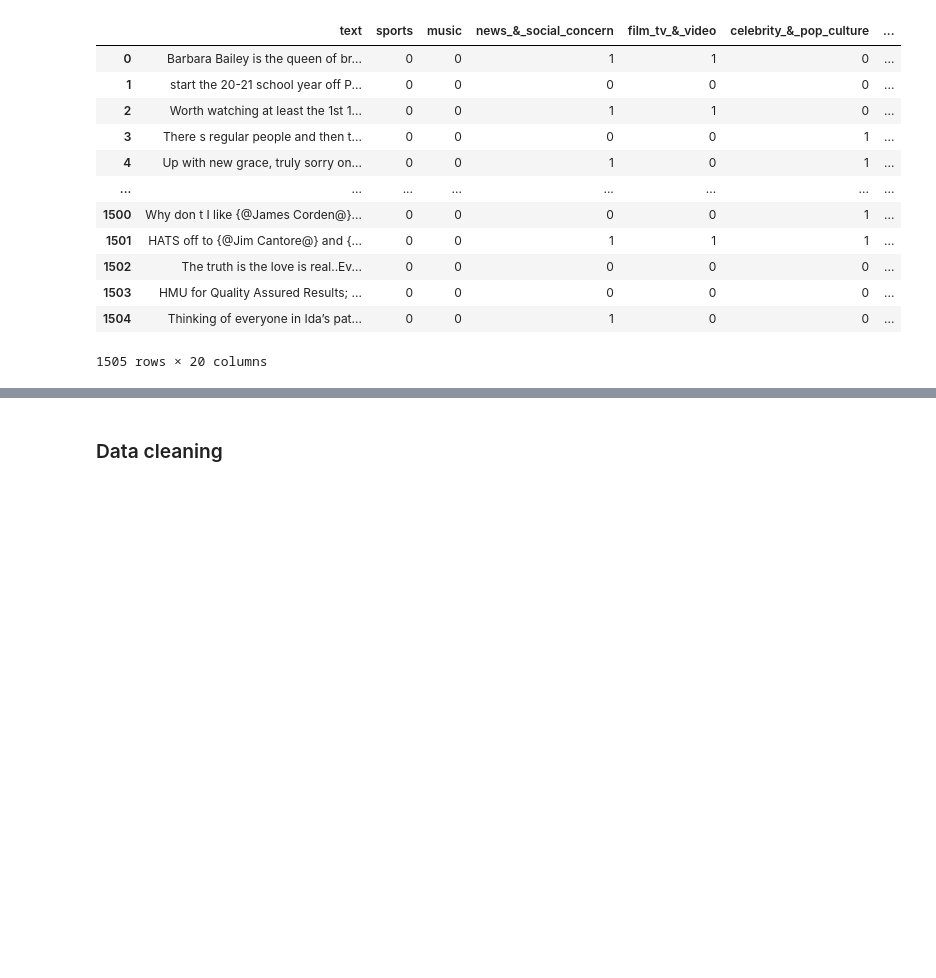
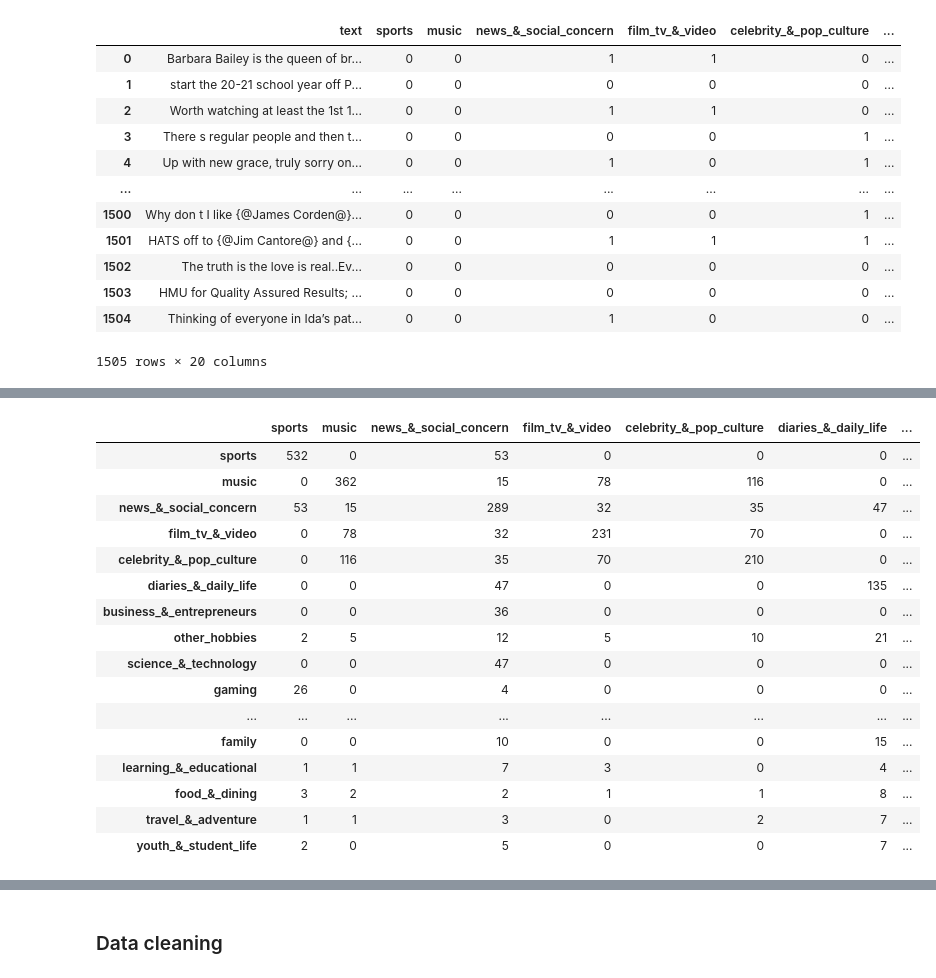
Before and after one commit to BrouthenKamel/Text-Classification, a Jupyter notebook: Text_Classification.ipynb, the cells around one changed output, grey strips where cells are left out. Cells and saved outputs as stored; diff of their text form; code cells hidden in the pictures; blank space fills up the shorter version.

```diff
--- a/Text_Classification.ipynb
+++ b/Text_Classification.ipynb
@@ -191,0 +278,7 @@ dataset
+# %%
+for category in corr_matrix.columns:
+  print(f"The most correlated categories with {category} : ")
+  for other in corr_matrix.drop(columns = [category]).columns:
+    if corr_matrix.loc[category, other] > 0.1:
+      print(f"-> {other} = {corr_matrix.loc[category, other]:.2f}")
+  print("\n")
@@ -191,0 +319,33 @@ dataset
+# %%
+categories = dict()
+for category in corr_matrix.columns:
+  categories[category] = [ 0 for _ in range(len(corr_matrix.columns)) ]
+
+for index, category in enumerate(corr_matrix.columns):
+  for datapoint in dataset.drop(columns = ["text"]).values:
+    if( datapoint[index] == 1 ):
+      for other_index, other_category in enumerate(datapoint):
+        if other_category == 1:
+          categories[category][other_index] += 1
+# %%
+correlations = pd.DataFrame(categories, index = corr_matrix.columns)
+# %%
+correlations
+# %% [output]
+|  | sports | music | news_&_social_concern | film_tv_&_video | celebrity_&_pop_culture | diaries_&_daily_life | ... |
+| sports | 532 | 0 | 53 | 0 | 0 | 0 | ... |
+| music | 0 | 362 | 15 | 78 | 116 | 0 | ... |
+| news_&_social_concern | 53 | 15 | 289 | 32 | 35 | 47 | ... |
+| film_tv_&_video | 0 | 78 | 32 | 231 | 70 | 0 | ... |
+| celebrity_&_pop_culture | 0 | 116 | 35 | 70 | 210 | 0 | ... |
+| diaries_&_daily_life | 0 | 0 | 47 | 0 | 0 | 135 | ... |
+| business_&_entrepreneurs | 0 | 0 | 36 | 0 | 0 | 0 | ... |
+| other_hobbies | 2 | 5 | 12 | 5 | 10 | 21 | ... |
+| science_&_technology | 0 | 0 | 47 | 0 | 0 | 0 | ... |
+| gaming | 26 | 0 | 4 | 0 | 0 | 0 | ... |
+| ... | ... | ... | ... | ... | ... | ... | ... |
+| family | 0 | 0 | 10 | 0 | 0 | 15 | ... |
+| learning_&_educational | 1 | 1 | 7 | 3 | 0 | 4 | ... |
+| food_&_dining | 3 | 2 | 2 | 1 | 1 | 8 | ... |
+| travel_&_adventure | 1 | 1 | 3 | 0 | 2 | 7 | ... |
+| youth_&_student_life | 2 | 0 | 5 | 0 | 0 | 7 | ... |
```
Also changed, not shown: parts of 77 cells of this notebook.
